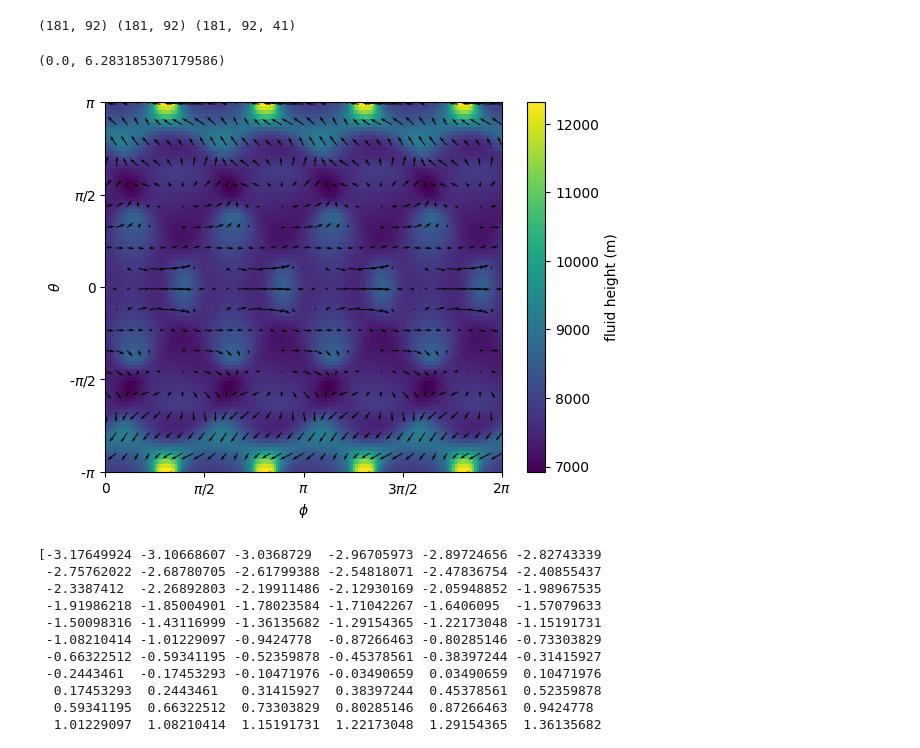
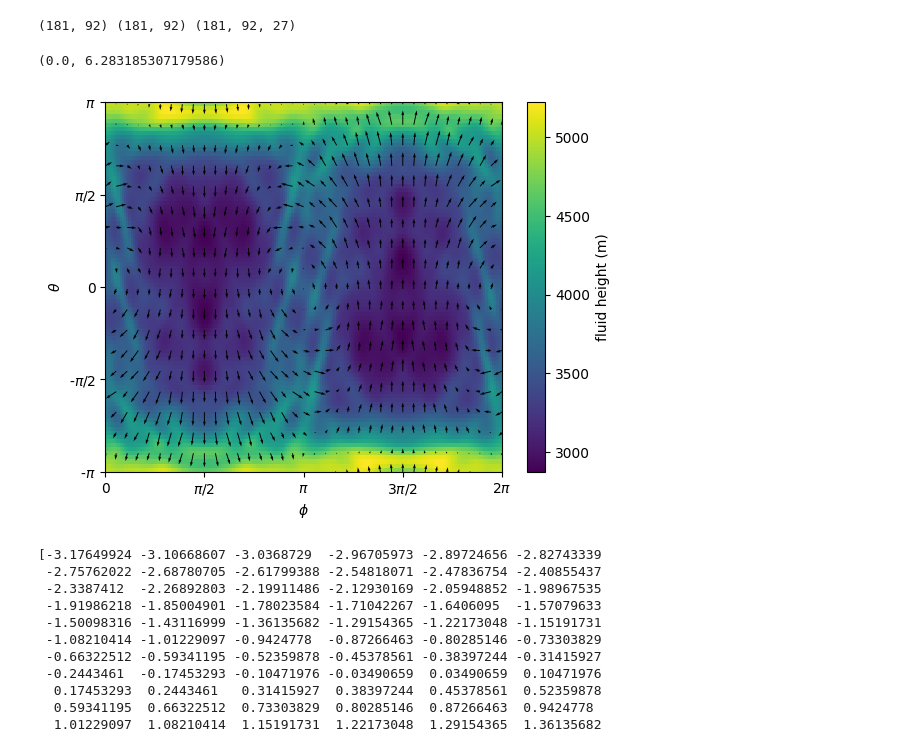
Before and after one commit to dana-grund/HPC4WC, a Jupyter notebook: projects/2023/project06_shallow_water/visualization/visualization.ipynb, the cells around one changed output. Cells and saved outputs as stored; diff of their text form; code cells hidden in the pictures.

```diff
--- a/projects/2023/project06_shallow_water/visualization/visualization.ipynb
+++ b/projects/2023/project06_shallow_water/visualization/visualization.ipynb
@@ -28,47 +31,50 @@ os.listdir(path)
 # %%
 # unpickle the data
-h_data = pickle.load(open(path+'swes-numpy-0-M180-N90-T5-1-h', 'rb'))
-u_data = pickle.load(open(path+'swes-numpy-0-M180-N90-T5-1-u', 'rb'))
-v_data = pickle.load(open(path+'swes-numpy-0-M180-N90-T5-1-v', 'rb'))
+test_case = "1"
+h_data = pickle.load(open(path + "swes-numpy-" + test_case + "-M180-N90-T5-1-h", "rb"))
+u_data = pickle.load(open(path + "swes-numpy-" + test_case + "-M180-N90-T5-1-u", "rb"))
+v_data = pickle.load(open(path + "swes-numpy-" + test_case + "-M180-N90-T5-1-v", "rb"))
 
 t = h_data[2]
-phi = h_data[3][1:-1,:]
-theta = h_data[4][1:-1,:]
+phi = h_data[3][1:-1, :]
+theta = h_data[4][1:-1, :]
+phi1d = phi[:, 0]
+theta1d = theta[0, :]
 h = h_data[5]
 u = u_data[5]
 v = v_data[5]
 
 print(phi.shape, theta.shape, h.shape)
 # %% [output]
-(181, 92) (181, 92) (181, 92, 41)
+(181, 92) (181, 92) (181, 92, 27)
 # %%
-timestep = 0
+timestep = -1
 quiver_stride = 5
 plt.pcolormesh(phi, theta, h[:, :, timestep])
 # color bar with label
 cbar = plt.colorbar()
 cbar.set_label("fluid height (m)")
 
 plt.quiver(
     phi[::quiver_stride, ::quiver_stride],
     theta[::quiver_stride, ::quiver_stride],
     u[::quiver_stride, ::quiver_stride, timestep],
     v[::quiver_stride, ::quiver_stride, timestep],
 )
 
 plt.ylabel(r"$\theta$")
 plt.yticks(
     np.linspace(-np.pi, np.pi, 5), ["-$\pi$", "-$\pi/2$", "0", "$\pi/2$", "$\pi$"]
 )
 plt.ylim(-np.pi, np.pi)
 plt.xlabel(r"$\phi$")
 plt.xticks(
     np.linspace(0, 2 * np.pi, 5), ["0", "$\pi/2$", "$\pi$", "$3\pi/2$", "$2\pi$"]
 )
 plt.xlim(0, 2 * np.pi)
 # %% [output]
 (0.0, 6.283185307179586)
-[figure, old version]
+[figure, new version]
 # %%
 print(theta[0,:])
 # %% [output]
```
Also changed, not shown: parts of 4 cells of this notebook, 2 other files.
